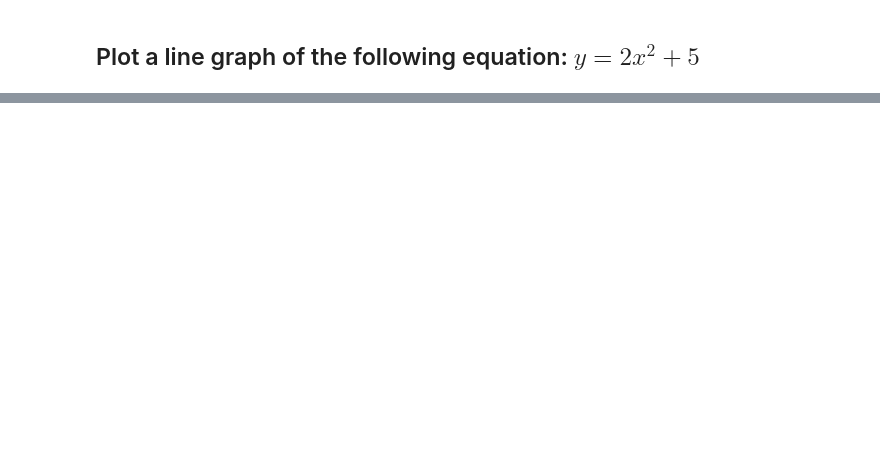
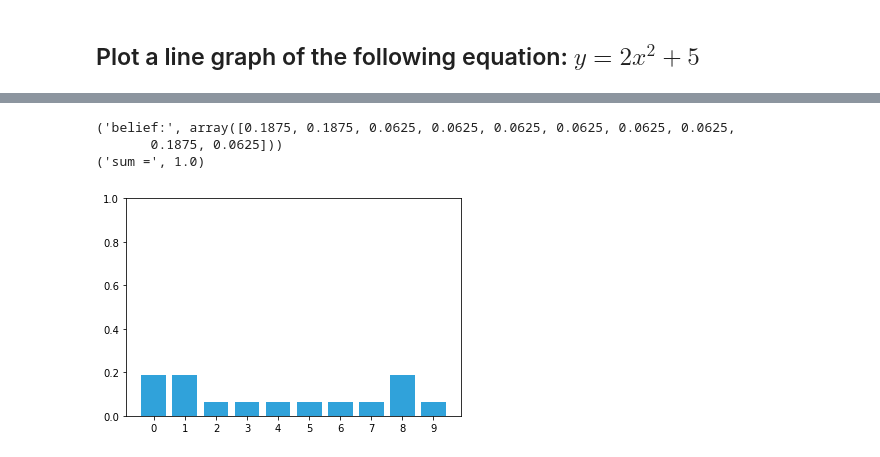
Before and after one commit to RobinAmsters/Mobile_Robotics_Exercises, a Jupyter notebook: Exercises/Session_1.ipynb, the cells around one changed output, grey strips where cells are left out. Saved outputs shown, nothing was run; the diff lists cells and outputs as text; code cells hidden in the pictures; blank space fills up the shorter version.

```diff
--- a/Exercises/Session_1.ipynb
+++ b/Exercises/Session_1.ipynb
@@ -98,0 +286,20 @@ plt.gca().grid(b=False)
+# %%
+from filterpy.discrete_bayes import normalize
+def update(hall, belief, z, z_prob):
+    scale = z_prob / (1. - z_prob)
+    belief[hall==z] *= scale
+    normalize(belief)
+    return belief
+
+belief = np.array([0.1] * 10)
+reading = 1 # 1 is 'door'
+belief = update(hallway, belief, z=reading, z_prob=0.75)
+print('belief:', belief)
+print('sum =', sum(belief))
+plt.figure()
+book_plots.bar_plot(belief)
+# %% [output]
+('belief:', array([0.1875, 0.1875, 0.0625, 0.0625, 0.0625, 0.0625, 0.0625, 0.0625,
+       0.1875, 0.0625]))
+('sum =', 1.0)
+[figure, added]
```
Also changed, not shown: parts of 21 cells of this notebook, 2 other files.
